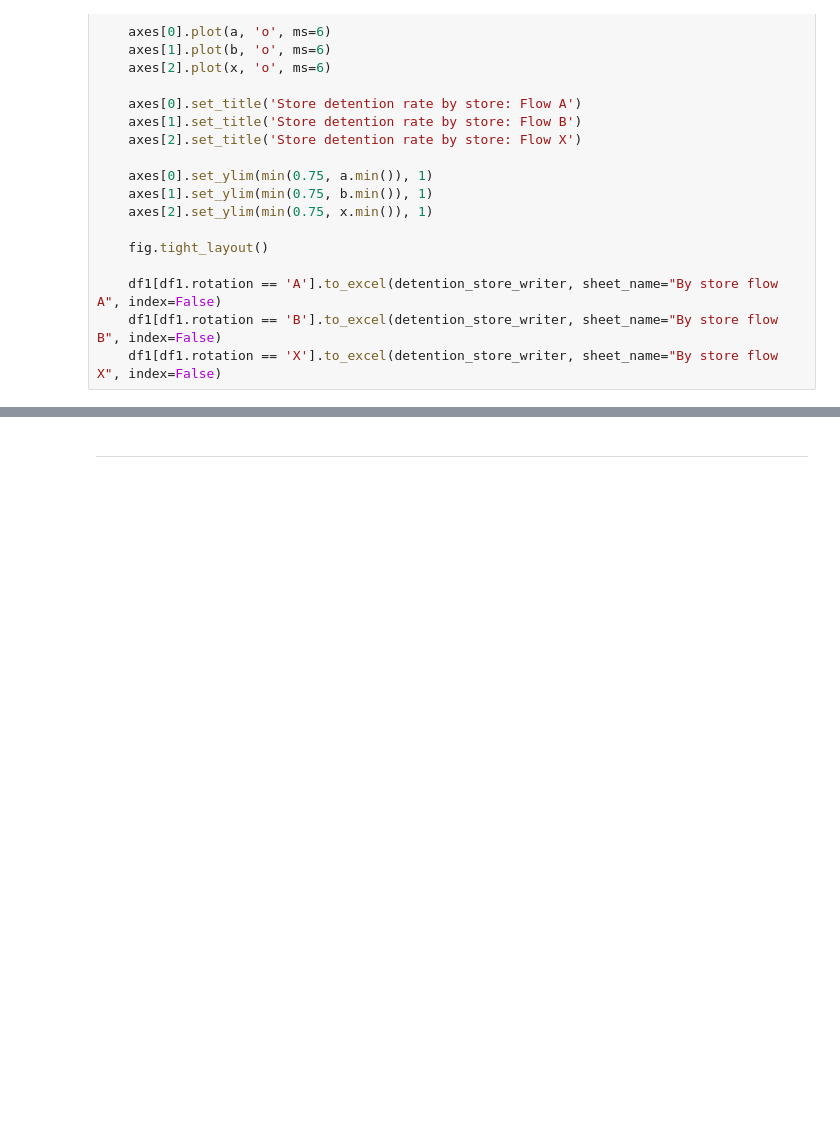
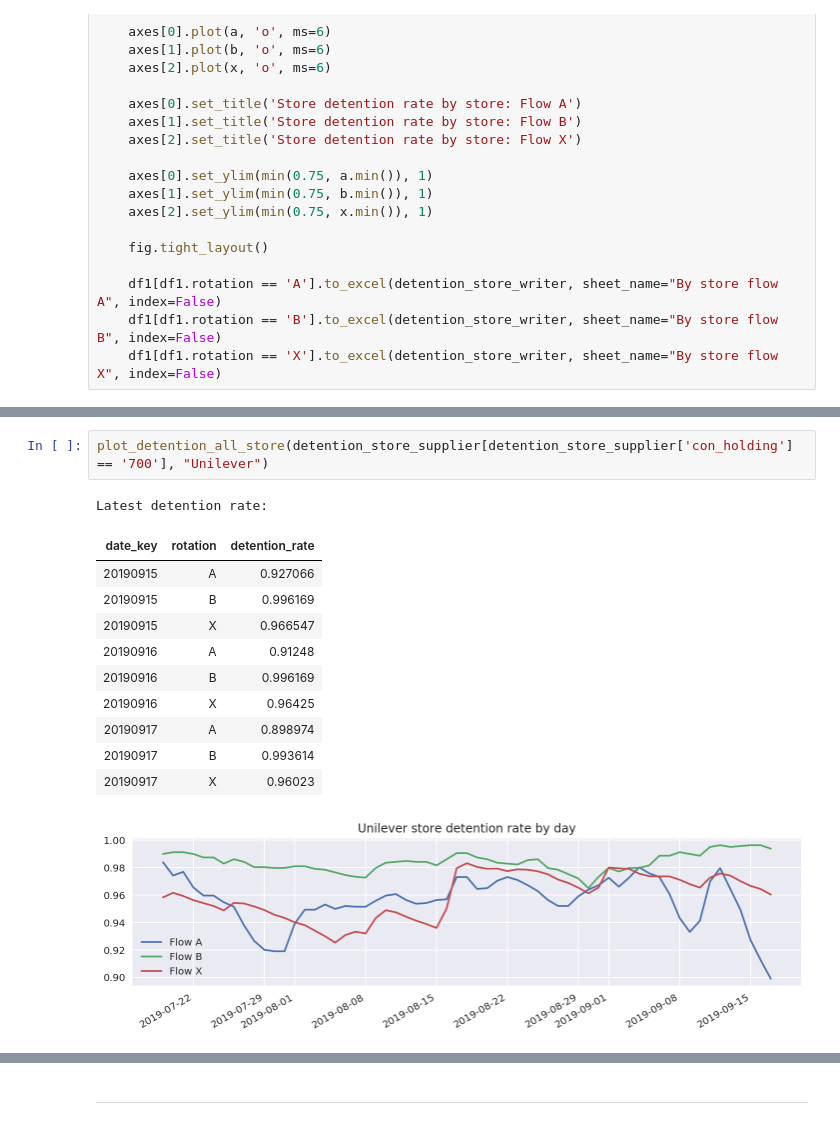
Before and after one commit to PPPPParadise/Carrefour-China-Supply-Chain-Forecast, a Jupyter notebook: workflow_integration/monitor_checks.ipynb, the cells around one changed output, grey strips where cells are left out. Drawn from its saved outputs; the diff is of its cells as text; blank space fills up the shorter version.

```diff
--- a/workflow_integration/monitor_checks.ipynb
+++ b/workflow_integration/monitor_checks.ipynb
@@ -335,3 +370,18 @@ Latest detention rate:
+# %%
+plot_detention_all_store(detention_store_supplier[detention_store_supplier['con_holding'] == '700'], "Unilever")
+# %% [output]
+Latest detention rate:
+| date_key | rotation | detention_rate |
+| 20190915 | A | 0.927066 |
+| 20190915 | B | 0.996169 |
+| 20190915 | X | 0.966547 |
+| 20190916 | A | 0.91248 |
+| 20190916 | B | 0.996169 |
+| 20190916 | X | 0.96425 |
+| 20190917 | A | 0.898974 |
+| 20190917 | B | 0.993614 |
+| 20190917 | X | 0.96023 |
+[figure, added]
 # %%
 plot_detention_store(detention_store)
 # %% [output]
```
Also changed, not shown: parts of 32 cells of this notebook, 4 other files.
